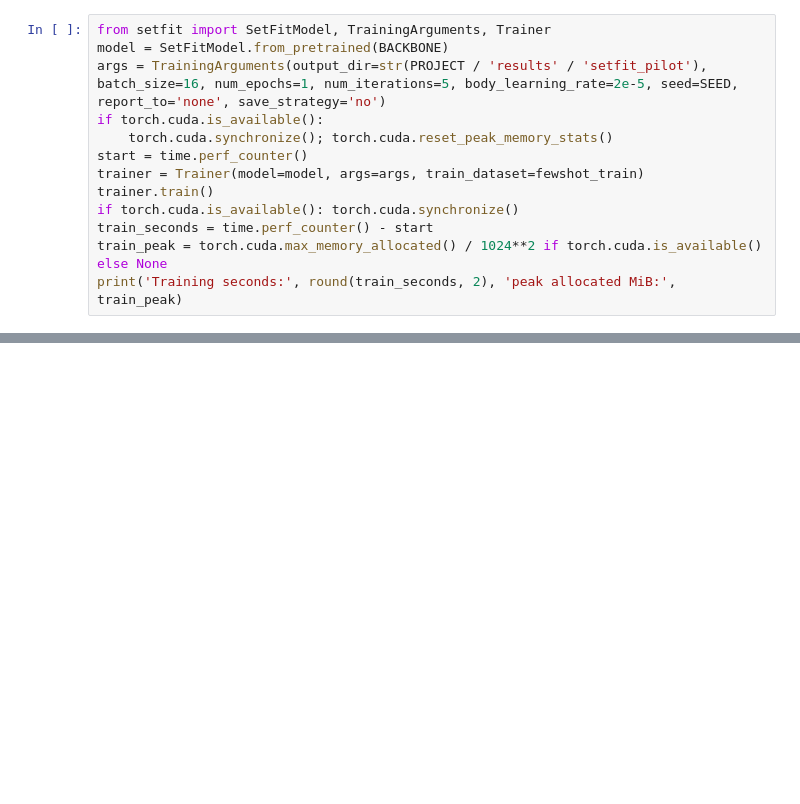
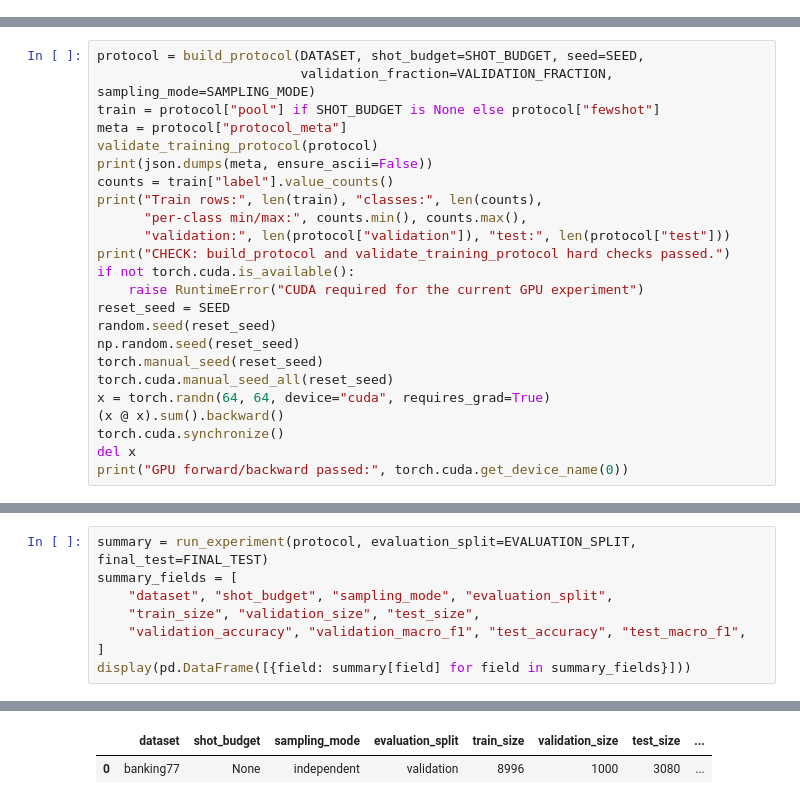
Before and after one commit to LengsL/UNNC_NLP, a Jupyter notebook: CW/COMP4153_CW1/notebooks/02_setfit_banking77_pilot.ipynb, the cells around one changed output, grey strips where cells are left out. Drawn from its saved outputs; the diff is of its cells as text; blank space fills up the shorter version.

Commit message:
cw update: the second baseline

```diff
--- a/CW/COMP4153_CW1/notebooks/02_setfit_banking77_pilot.ipynb
+++ b/CW/COMP4153_CW1/notebooks/02_setfit_banking77_pilot.ipynb
@@ -90,13 +0,0 @@ Training time includes trainer initialization and fitting. Each GPU memory measu
-# %%
-from setfit import SetFitModel, TrainingArguments, Trainer
-model = SetFitModel.from_pretrained(BACKBONE)
-args = TrainingArguments(output_dir=str(PROJECT / 'results' / 'setfit_pilot'), batch_size=16, num_epochs=1, num_iterations=5, body_learning_rate=2e-5, seed=SEED, report_to='none', save_strategy='no')
-if torch.cuda.is_available():
-    torch.cuda.synchronize(); torch.cuda.reset_peak_memory_stats()
-start = time.perf_counter()
-trainer = Trainer(model=model, args=args, train_dataset=fewshot_train)
-trainer.train()
-if torch.cuda.is_available(): torch.cuda.synchronize()
-train_seconds = time.perf_counter() - start
-train_peak = torch.cuda.max_memory_allocated() / 1024**2 if torch.cuda.is_available() else None
-print('Training seconds:', round(train_seconds, 2), 'peak allocated MiB:', train_peak)
@@ -164,0 +707,24 @@ Prediction seconds: 0.42 peak allocated MiB: 366.095703125
+# %%
+protocol = build_protocol(DATASET, shot_budget=SHOT_BUDGET, seed=SEED,
+                          validation_fraction=VALIDATION_FRACTION, sampling_mode=SAMPLING_MODE)
+train = protocol["pool"] if SHOT_BUDGET is None else protocol["fewshot"]
+meta = protocol["protocol_meta"]
+validate_training_protocol(protocol)
+print(json.dumps(meta, ensure_ascii=False))
+counts = train["label"].value_counts()
+print("Train rows:", len(train), "classes:", len(counts),
+      "per-class min/max:", counts.min(), counts.max(),
+      "validation:", len(protocol["validation"]), "test:", len(protocol["test"]))
+print("CHECK: build_protocol and validate_training_protocol hard checks passed.")
+if not torch.cuda.is_available():
+    raise RuntimeError("CUDA required for the current GPU experiment")
+reset_seed = SEED
+random.seed(reset_seed)
+np.random.seed(reset_seed)
+torch.manual_seed(reset_seed)
+torch.cuda.manual_seed_all(reset_seed)
+x = torch.randn(64, 64, device="cuda", requires_grad=True)
+(x @ x).sum().backward()
+torch.cuda.synchronize()
+del x
+print("GPU forward/backward passed:", torch.cuda.get_device_name(0))
@@ -164,0 +743,9 @@ Prediction seconds: 0.42 peak allocated MiB: 366.095703125
+# %%
+summary = run_experiment(protocol, evaluation_split=EVALUATION_SPLIT, final_test=FINAL_TEST)
+summary_fields = [
+    "dataset", "shot_budget", "sampling_mode", "evaluation_split",
+    "train_size", "validation_size", "test_size",
+    "validation_accuracy", "validation_macro_f1", "test_accuracy", "test_macro_f1",
+]
+display(pd.DataFrame([{field: summary[field] for field in summary_fields}]))
+# %% [output]
@@ -164,0 +769,2 @@ Prediction seconds: 0.42 peak allocated MiB: 366.095703125
+|  | dataset | shot_budget | sampling_mode | evaluation_split | train_size | validation_size | test_size | ... |
+| 0 | banking77 | None | independent | validation | 8996 | 1000 | 3080 | ... |
```
Also changed, not shown: parts of 16 cells of this notebook, 37 other files.
